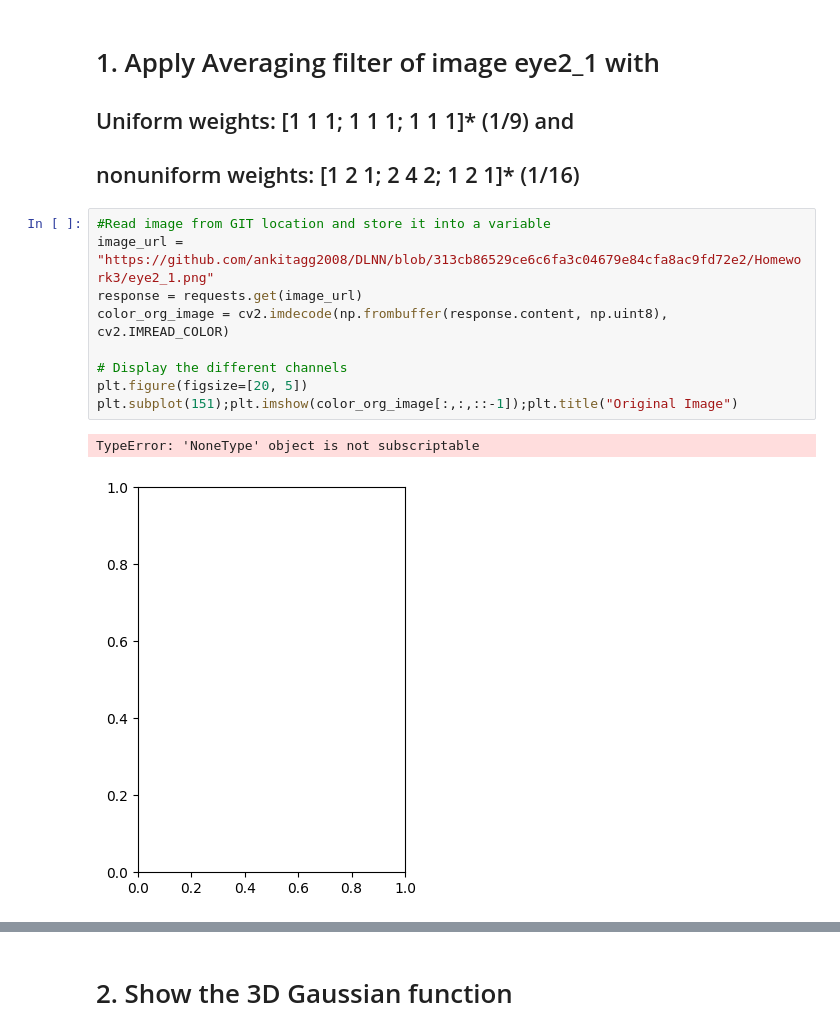
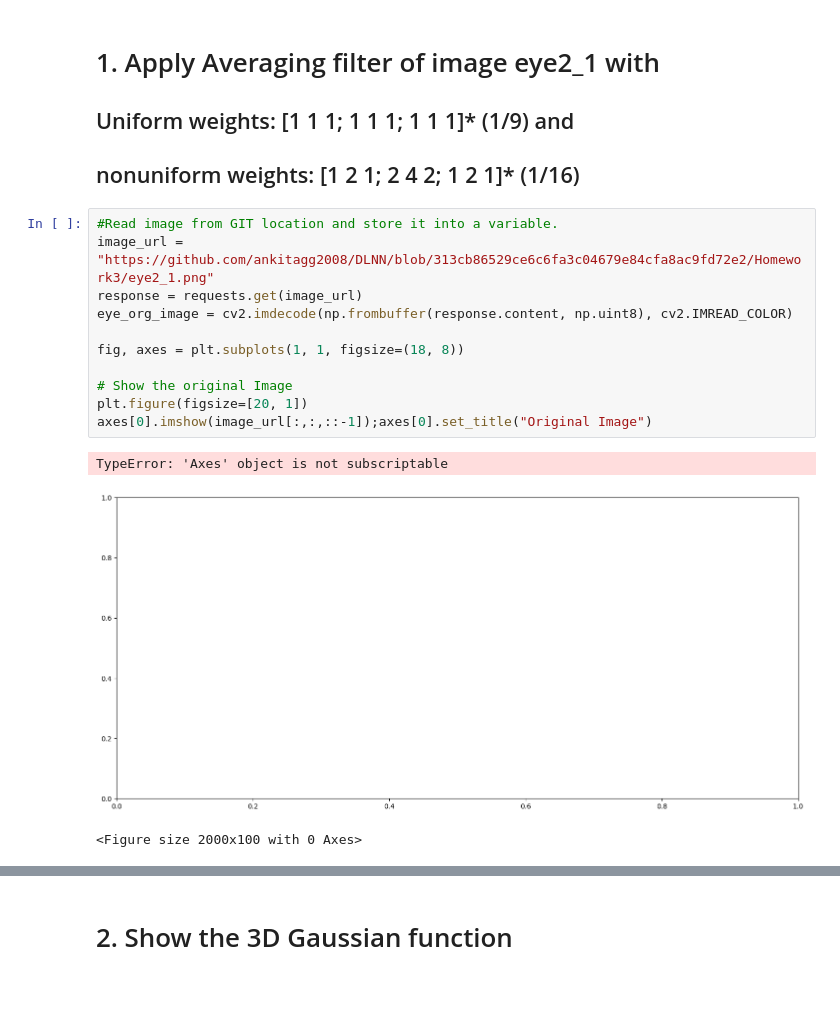
Before and after one commit to ankitagg2008/DLNN, a Jupyter notebook: Homework3/Week3_Ankit_Aggarwal_v1.ipynb, the cells around one changed output, grey strips where cells are left out. Drawn from its saved outputs; the diff is of its cells as text; blank space fills up the shorter version.

```diff
--- a/Homework3/Week3_Ankit_Aggarwal_v1.ipynb
+++ b/Homework3/Week3_Ankit_Aggarwal_v1.ipynb
@@ -20,14 +20,17 @@ from IPython.display import Image
 ## Uniform weights: [1 1 1; 1 1 1; 1 1 1]* (1/9) and
 ## nonuniform weights: [1 2 1; 2 4 2; 1 2 1]* (1/16)
 # %%
-#Read image from GIT location and store it into a variable
+#Read image from GIT location and store it into a variable.
 image_url = "https://github.com/ankitagg2008/DLNN/blob/313cb86529ce6c6fa3c04679e84cfa8ac9fd72e2/Homework3/eye2_1.png"
 response = requests.get(image_url)
-color_org_image = cv2.imdecode(np.frombuffer(response.content, np.uint8), cv2.IMREAD_COLOR)
+eye_org_image = cv2.imdecode(np.frombuffer(response.content, np.uint8), cv2.IMREAD_COLOR)
 
-# Display the different channels
-plt.figure(figsize=[20, 5])
-plt.subplot(151);plt.imshow(color_org_image[:,:,::-1]);plt.title("Original Image")
+fig, axes = plt.subplots(1, 1, figsize=(18, 8))
+
+# Show the original Image
+plt.figure(figsize=[20, 1])
+axes[0].imshow(image_url[:,:,::-1]);axes[0].set_title("Original Image")
 # %% [output]
-TypeError: 'NoneType' object is not subscriptable
+TypeError: 'Axes' object is not subscriptable
-[figure, old version]
+[figure, new version]
+<Figure size 2000x100 with 0 Axes>
```
Also changed, not shown: parts of 8 cells of this notebook, 5 other files.
